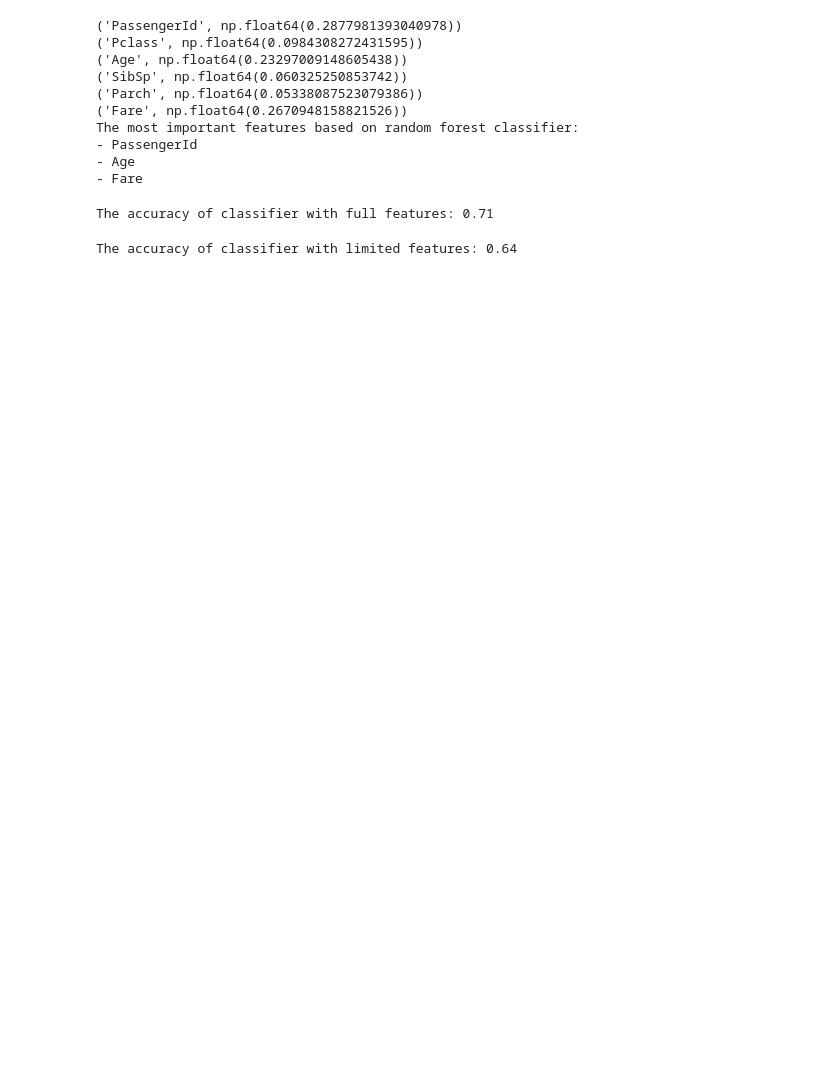
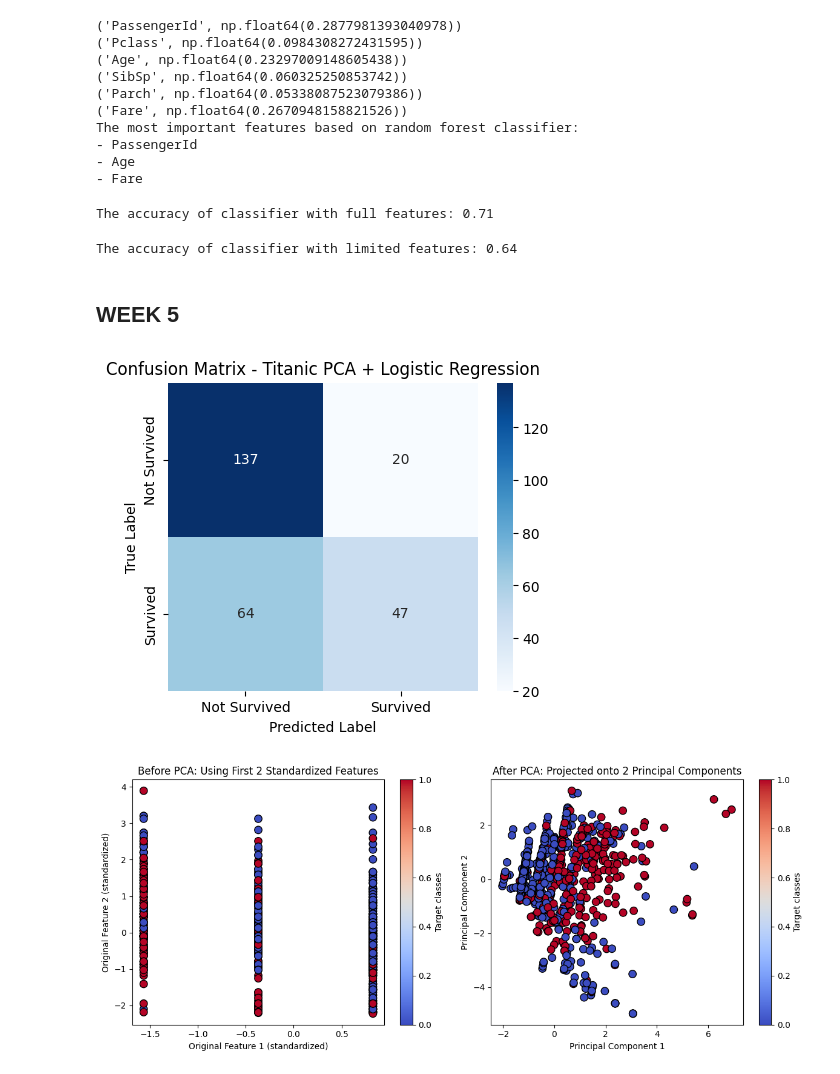
Before and after one commit to Praharshita1275/Machine-learning, a Jupyter notebook: Machine_learning.ipynb, the cells around one changed output. Saved outputs shown, nothing was run; the diff lists cells and outputs as text; code cells hidden in the pictures; blank space fills up the shorter version.

```diff
--- a/Machine_learning.ipynb
+++ b/Machine_learning.ipynb
@@ -1193,3 +1193,5 @@ pred_lim = rfc_lim.predict(x_important_test)
 print('The accuracy of classifier with limited features: {:.2f}'.format(accuracy_score(y_test, pred_lim)))
 # %% [output]
 The accuracy of classifier with limited features: 0.64
+# %% [markdown]
+## WEEK 5
@@ -1195,0 +1208,66 @@ The accuracy of classifier with limited features: 0.64
+# %%
+df = pd.read_csv("/content/titanic_train.csv")
+
+df = df.drop(columns=["PassengerId", "Name", "Ticket", "Cabin"])
+
+# 3. Handle missing values
+df["Age"] = df["Age"].fillna(df["Age"].median())
+df["Embarked"] = df["Embarked"].fillna(df["Embarked"].mode()[0])
+
+# 4. Encode categorical variables
+df = pd.get_dummies(df, columns=["Sex", "Embarked"], drop_first=True)
+
+# 5. Split features/target
+X = df.drop("Survived", axis=1)
+y = df["Survived"]
+
+# 🔹 Your code starts from here (kept same structure)
+
+# Step 3: Standardizing the Data
+scaler = StandardScaler()
+X_scaled = scaler.fit_transform(X)
+
+pca = PCA(n_components=2)
+X_pca = pca.fit_transform(X_scaled)
+
+X_train, X_test, y_train, y_test = train_test_split(X_pca, y, test_size=0.3, random_state=42)
+
+model = LogisticRegression()
+model.fit(X_train, y_train)
+
+y_pred = model.predict(X_test)
+
+cm = confusion_matrix(y_test, y_pred)
+
+plt.figure(figsize=(5,4))
+sns.heatmap(cm, annot=True, fmt='d', cmap='Blues',
+            xticklabels=['Not Survived', 'Survived'],
+            yticklabels=['Not Survived', 'Survived'])
+plt.xlabel('Predicted Label')
+plt.ylabel('True Label')
+plt.title('Confusion Matrix - Titanic PCA + Logistic Regression')
+plt.show()
+
+y_numeric = pd.factorize(y)[0]
+
+plt.figure(figsize=(12, 5))
+
+plt.subplot(1, 2, 1)
+plt.scatter(X_scaled[:, 0], X_scaled[:, 1], c=y_numeric, cmap='coolwarm', edgecolor='k', s=80)
+plt.xlabel('Original Feature 1 (standardized)')
+plt.ylabel('Original Feature 2 (standardized)')
+plt.title('Before PCA: Using First 2 Standardized Features')
+plt.colorbar(label='Target classes')
+
+plt.subplot(1, 2, 2)
+plt.scatter(X_pca[:, 0], X_pca[:, 1], c=y_numeric, cmap='coolwarm', edgecolor='k', s=80)
+plt.xlabel('Principal Component 1')
+plt.ylabel('Principal Component 2')
+plt.title('After PCA: Projected onto 2 Principal Components')
+plt.colorbar(label='Target classes')
+
+plt.tight_layout()
+plt.show()
+# %% [output]
+[figure, added]
+[figure, added]
```
Also changed, not shown: parts of 2 cells of this notebook.
